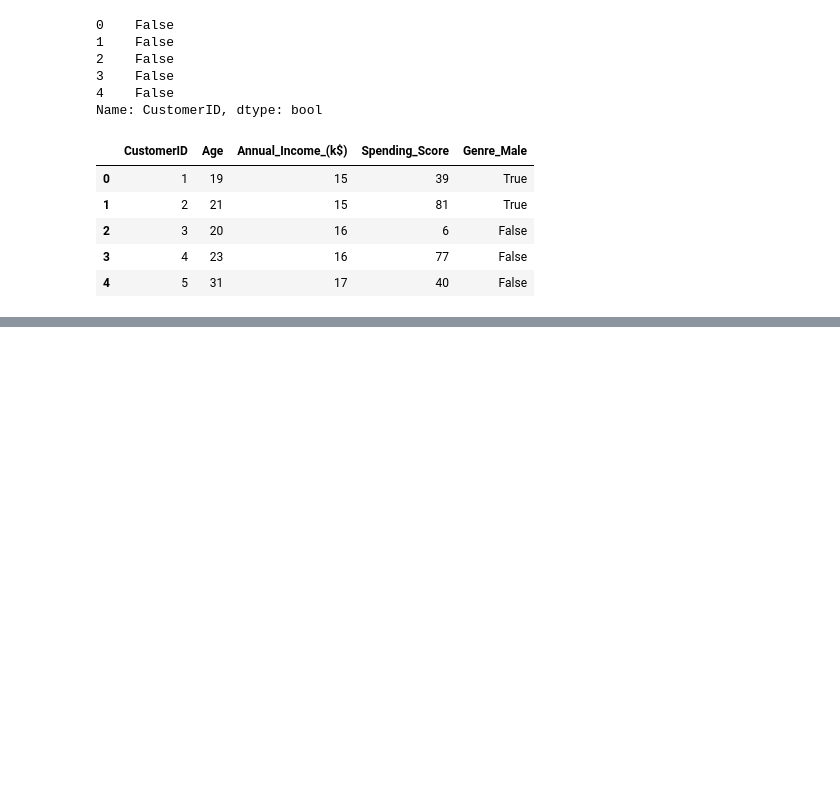
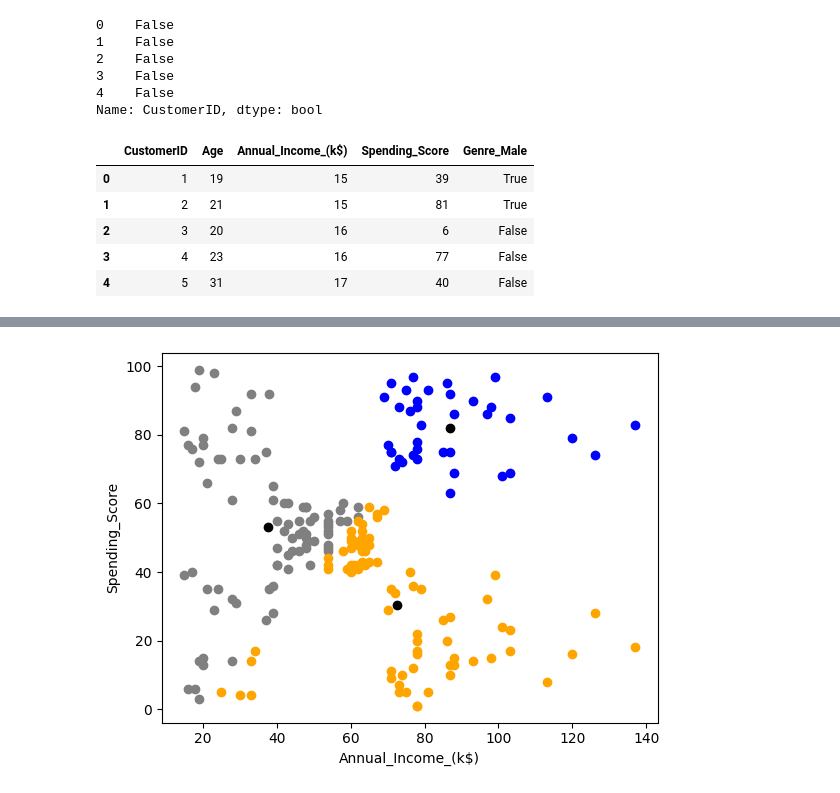
Before and after one commit to AliAlYaman/K-Means-Implementation, a Jupyter notebook: notebooks/kmeans.ipynb, the cells around one changed output, grey strips where cells are left out. Cells and saved outputs as stored; diff of their text form; code cells hidden in the pictures; blank space fills up the shorter version.

Commit message:
Plotted graphs

```diff
--- a/notebooks/kmeans.ipynb
+++ b/notebooks/kmeans.ipynb
@@ -185,3 +182,15 @@ Try using .loc[row_indexer,col_indexer] = value instead
 
 See the caveats in the documentation: https://pandas.pydata.org/pandas-docs/stable/user_guide/indexing.html#returning-a-view-versus-a-copy
   X['Cluster']=C
+# %%
+# plot the results
+colors = ["grey" , "blue" , "orange"]
+for k in range(K):
+    data = X[X['Cluster'] == k+1]
+    plt.scatter(data['Annual_Income_(k$)'] , data['Spending_Score'], c=colors[k])
+plt.scatter(centroids['Annual_Income_(k$)'], centroids['Spending_Score'], c='black')
+plt.xlabel('Annual_Income_(k$)')
+plt.ylabel('Spending_Score')
+plt.show()
+# %% [output]
+[figure, added]
```
Also changed, not shown: parts of 2 cells of this notebook.
